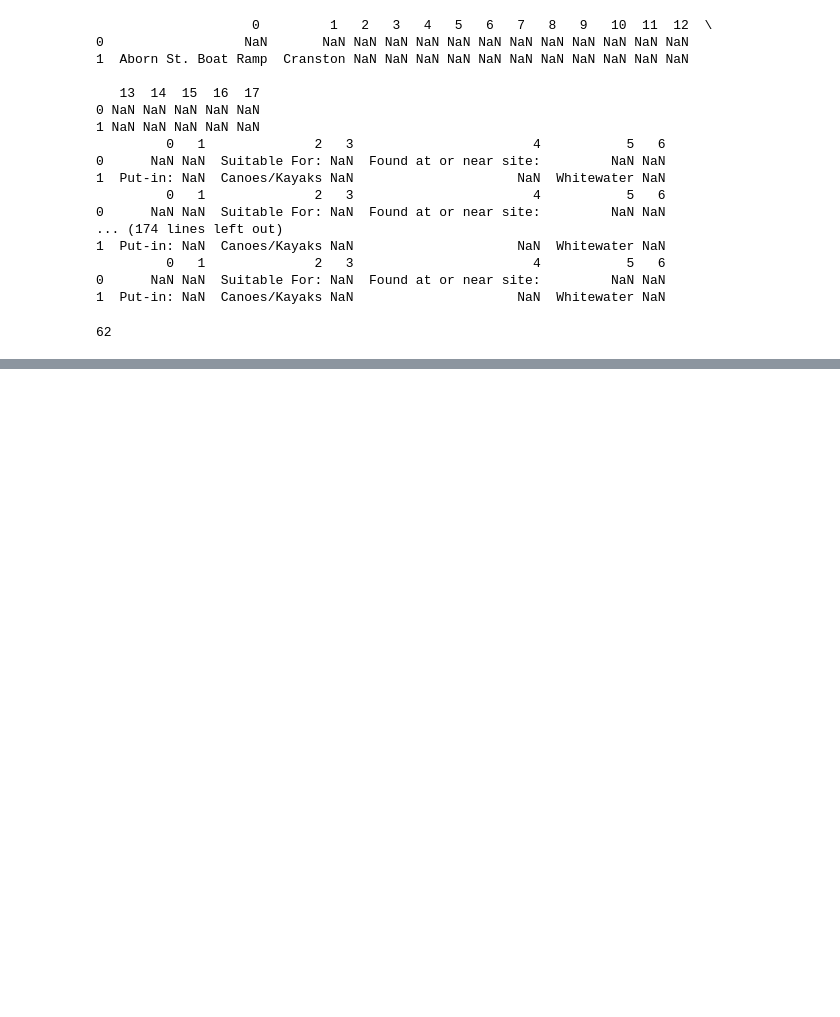
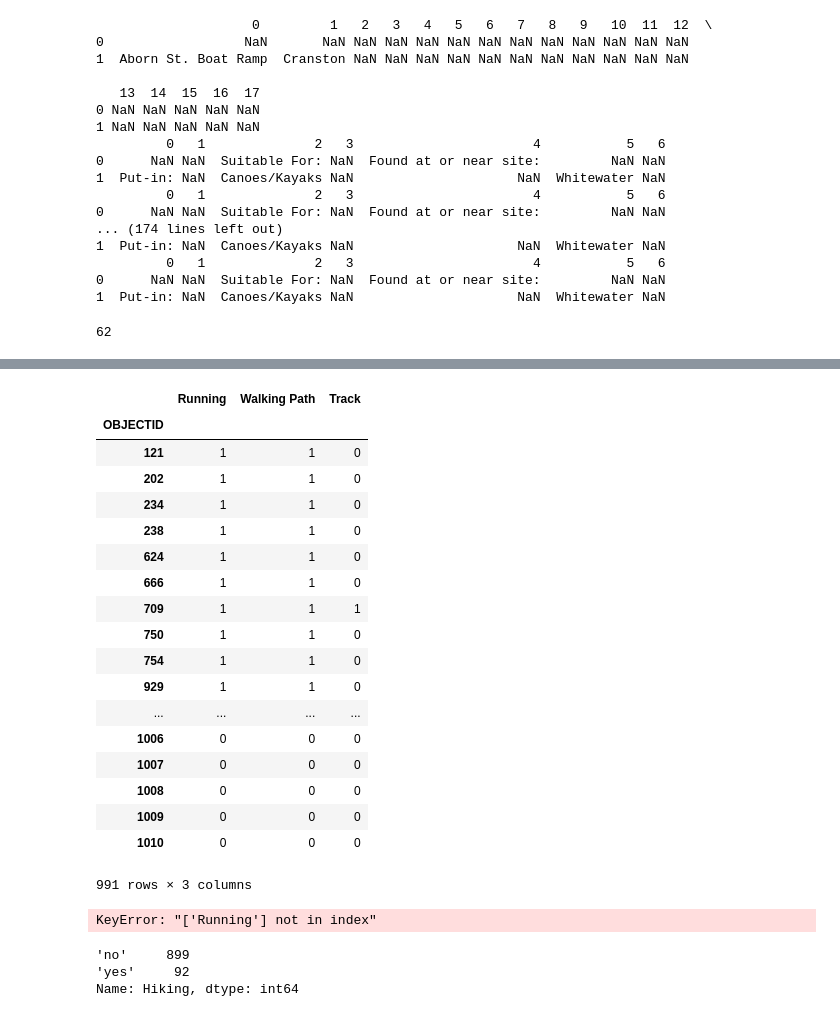
Before and after one commit to 401ode/RI-Parks_Beaches_Trails_Paths, a Jupyter notebook: SCORP Analysis.ipynb, the cells around one changed output, grey strips where cells are left out. Saved outputs shown, nothing was run; the diff lists cells and outputs as text; code cells hidden in the pictures; blank space fills up the shorter version.

```diff
--- a/SCORP Analysis.ipynb
+++ b/SCORP Analysis.ipynb
@@ -489,0 +582,20 @@ Name: Town, dtype: int64
+# %%
+def calc_running(df):
+    """
+    If 'Track' or Walking Path' == 1, Running = Y Issue #9
+    From @theryankelly in:
+
+    Current Flag for Running Includes 1 or > from fields:
+    "Walking Path"
+    "Track"
+    "Bike Path"
+    "Trails"
+
+    May need to create a running path column beforehand that selects out the walking paths and trails suitable for running. Currently, Cliff Walk (a walking path flag) is but should not be a running path.
+
+    """
+    df["Running"] = df[["Walking Path", "Track", "Bike Path", "Trails"]] == 1
+    df["Running"] = replace_boolean_values(df["Running"])
+    return df
+# %%
+calc_running(df)
@@ -489,0 +604,8 @@ Name: Town, dtype: int64
+# %%
+df["Running"] = df["Walking Path"].combine_first(df["Track"] == 1)
+df["Running"] = df["Running"].combine_first(df["Bike Path"] == 1)
+df["Running"] = df["Running"].combine_first(df["Trails"] == 1)
+df["Running"] = replace_boolean_values(df["Running"])
+# %%
+df["Bike Path"] = replace_binary_values(df["Bike Path"])
+df["Biking"] = df["Running"].combine_first(df["Bike Path"].str.contains('yes'))
@@ -489,0 +640,32 @@ Name: Town, dtype: int64
+# %%
+df[["Running","Walking Path","Track"]]
+# %% [output]
+|  | Running | Walking Path | Track |
+| OBJECTID |  |  |  |
+| 121 | 1 | 1 | 0 |
+| 202 | 1 | 1 | 0 |
+| 234 | 1 | 1 | 0 |
+| 238 | 1 | 1 | 0 |
+| 624 | 1 | 1 | 0 |
+| 666 | 1 | 1 | 0 |
+| 709 | 1 | 1 | 1 |
+| 750 | 1 | 1 | 0 |
+| 754 | 1 | 1 | 0 |
+| 929 | 1 | 1 | 0 |
+| ... | ... | ... | ... |
+| 1006 | 0 | 0 | 0 |
+| 1007 | 0 | 0 | 0 |
+| 1008 | 0 | 0 | 0 |
+| 1009 | 0 | 0 | 0 |
+| 1010 | 0 | 0 | 0 |
+991 rows × 3 columns
+# %%
+calc_biking(df)
+# %% [output]
+KeyError: "['Running'] not in index"
+# %%
+df["Hiking"].value_counts()
+# %% [output]
+'no'     899
+'yes'     92
+Name: Hiking, dtype: int64
```
Also changed, not shown: parts of 23 cells of this notebook, 1 other file.
